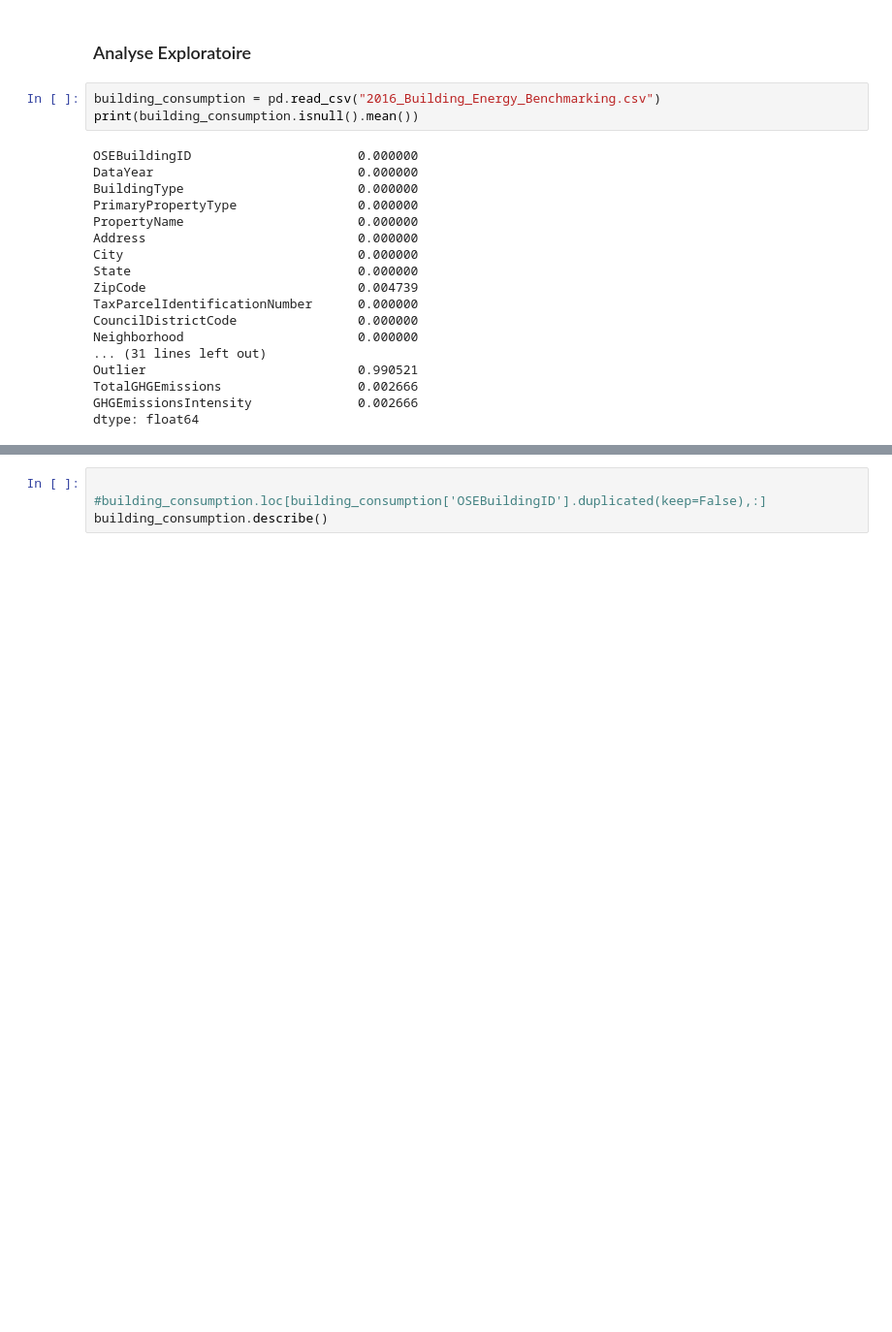
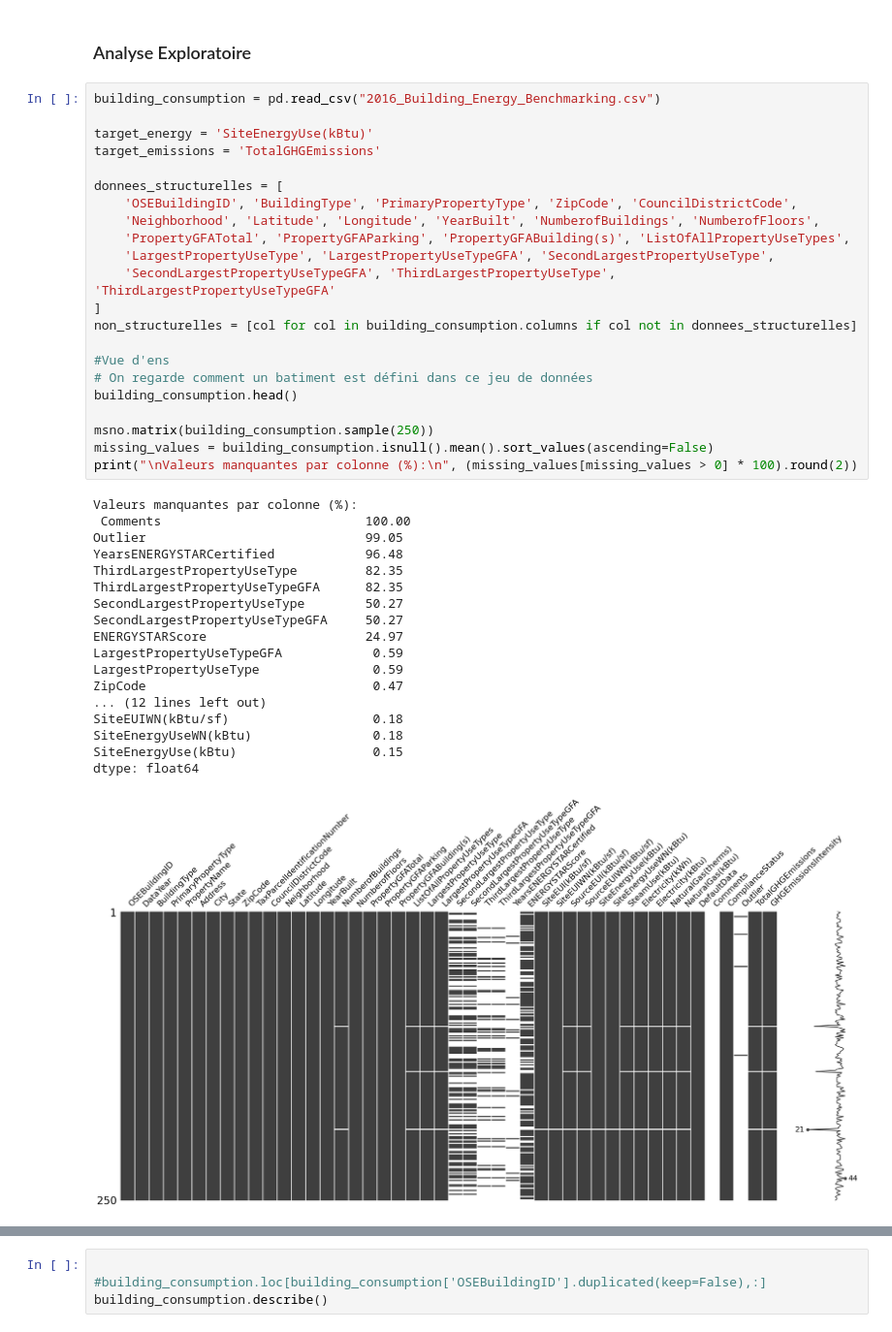
Before and after one commit to JodyGs/p3-besoins-batiments, a Jupyter notebook: P3_template_modelistation_supervisee_data_scientist (1).ipynb, the cells around one changed output, grey strips where cells are left out. Shown at 97% size. Cells and saved outputs as stored; diff of their text form; blank space fills up the shorter version.

Commit message:
head, Missing values & structurals datas separation

```diff
--- a/P3_template_modelistation_supervisee_data_scientist (1).ipynb
+++ b/P3_template_modelistation_supervisee_data_scientist (1).ipynb
@@ -9,23 +10,43 @@ import seaborn as sns
 # %% [markdown]
 ### Analyse Exploratoire
-# %%
-building_consumption = pd.read_csv("2016_Building_Energy_Benchmarking.csv")
-print(building_consumption.isnull().mean())
-# %% [output]
-OSEBuildingID                      0.000000
-DataYear                           0.000000
-BuildingType                       0.000000
-PrimaryPropertyType                0.000000
-PropertyName                       0.000000
-Address                            0.000000
-City                               0.000000
-State                              0.000000
-ZipCode                            0.004739
-TaxParcelIdentificationNumber      0.000000
-CouncilDistrictCode                0.000000
-Neighborhood                       0.000000
-... (31 lines left out)
-Outlier                            0.990521
-TotalGHGEmissions                  0.002666
-GHGEmissionsIntensity              0.002666
-dtype: float64
+# %%
+building_consumption = pd.read_csv("2016_Building_Energy_Benchmarking.csv")
+
+target_energy = 'SiteEnergyUse(kBtu)'
+target_emissions = 'TotalGHGEmissions'
+
+donnees_structurelles = [
+    'OSEBuildingID', 'BuildingType', 'PrimaryPropertyType', 'ZipCode', 'CouncilDistrictCode',
+    'Neighborhood', 'Latitude', 'Longitude', 'YearBuilt', 'NumberofBuildings', 'NumberofFloors',
+    'PropertyGFATotal', 'PropertyGFAParking', 'PropertyGFABuilding(s)', 'ListOfAllPropertyUseTypes',
+    'LargestPropertyUseType', 'LargestPropertyUseTypeGFA', 'SecondLargestPropertyUseType',
+    'SecondLargestPropertyUseTypeGFA', 'ThirdLargestPropertyUseType', 'ThirdLargestPropertyUseTypeGFA'
+]
+non_structurelles = [col for col in building_consumption.columns if col not in donnees_structurelles]
+
+#Vue d'ens
+# On regarde comment un batiment est défini dans ce jeu de données
+building_consumption.head()
+
+msno.matrix(building_consumption.sample(250))
+missing_values = building_consumption.isnull().mean().sort_values(ascending=False)
+print("\nValeurs manquantes par colonne (%):\n", (missing_values[missing_values > 0] * 100).round(2))
+# %% [output]
+Valeurs manquantes par colonne (%):
+ Comments                           100.00
+Outlier                             99.05
+YearsENERGYSTARCertified            96.48
+ThirdLargestPropertyUseType         82.35
+ThirdLargestPropertyUseTypeGFA      82.35
+SecondLargestPropertyUseType        50.27
+SecondLargestPropertyUseTypeGFA     50.27
+ENERGYSTARScore                     24.97
+LargestPropertyUseTypeGFA            0.59
+LargestPropertyUseType               0.59
+ZipCode                              0.47
+... (12 lines left out)
+SiteEUIWN(kBtu/sf)                   0.18
+SiteEnergyUseWN(kBtu)                0.18
+SiteEnergyUse(kBtu)                  0.15
+dtype: float64
+[figure, added]
```
Also changed, not shown: parts of 2 cells of this notebook, 3 other files.
